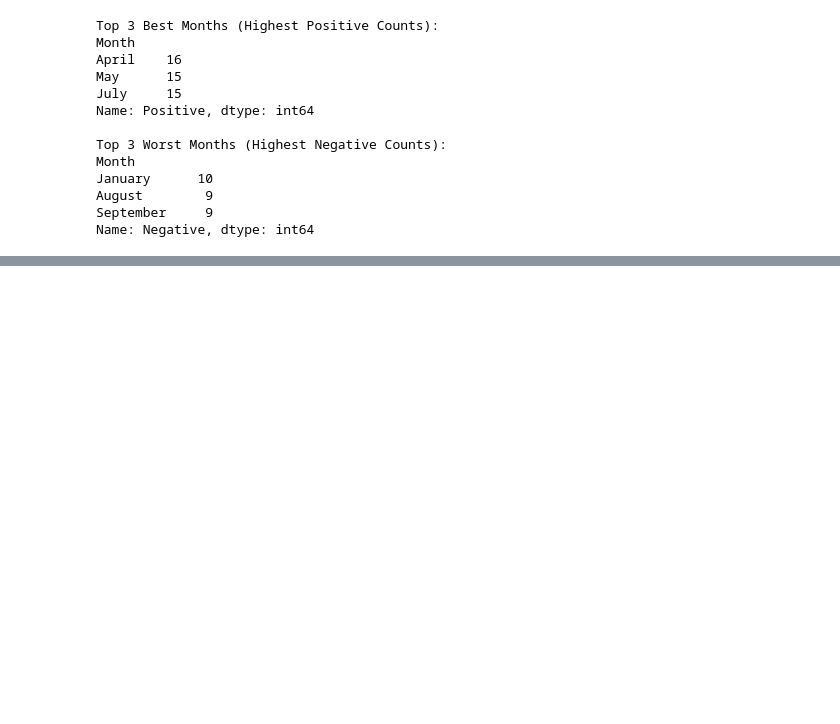
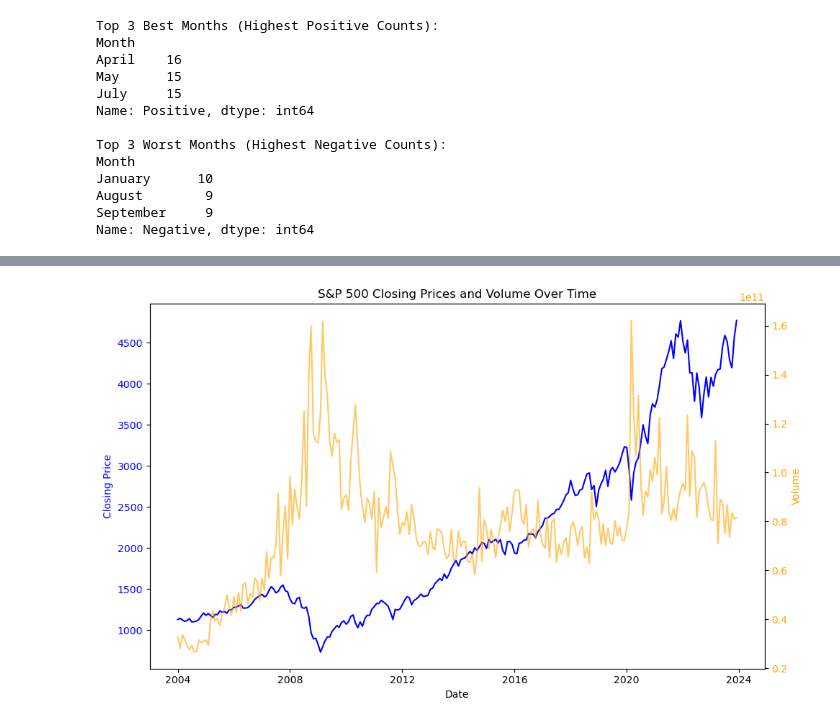
Before and after one commit to enevmartin/S-P_500_Seasonality_Analysis, a Jupyter notebook: notebooks/simple.ipynb, the cells around one changed output, grey strips where cells are left out. Saved outputs shown, nothing was run; the diff lists cells and outputs as text; code cells hidden in the pictures; blank space fills up the shorter version.

```diff
--- a/notebooks/simple.ipynb
+++ b/notebooks/simple.ipynb
@@ -560,0 +663,26 @@ By understanding these seasonal patterns, investors can strategically time their
+# %%
+import matplotlib.pyplot as plt
+
+# Create the plot
+fig, ax1 = plt.subplots(figsize=(10, 6))
+
+# Plot the closing prices on the first y-axis
+ax1.plot(merged_df['Date'], merged_df['Close'], label='Closing Price', color='blue')
+ax1.set_xlabel('Date')
+ax1.set_ylabel('Closing Price', color='blue')
+ax1.tick_params(axis='y', labelcolor='blue')
+
+# Create a second y-axis for volume
+ax2 = ax1.twinx()
+ax2.plot(merged_df['Date'], merged_df['Volume'], label='Volume', color='orange', alpha=0.6)
+ax2.set_ylabel('Volume', color='orange')
+ax2.tick_params(axis='y', labelcolor='orange')
+
+# Add title and grid
+plt.title('S&P 500 Closing Prices and Volume Over Time')
+fig.tight_layout()
+
+# Show the plot
+plt.show()
+# %% [output]
+[figure, added]
```
Also changed, not shown: parts of 25 cells of this notebook, 1 other file.
